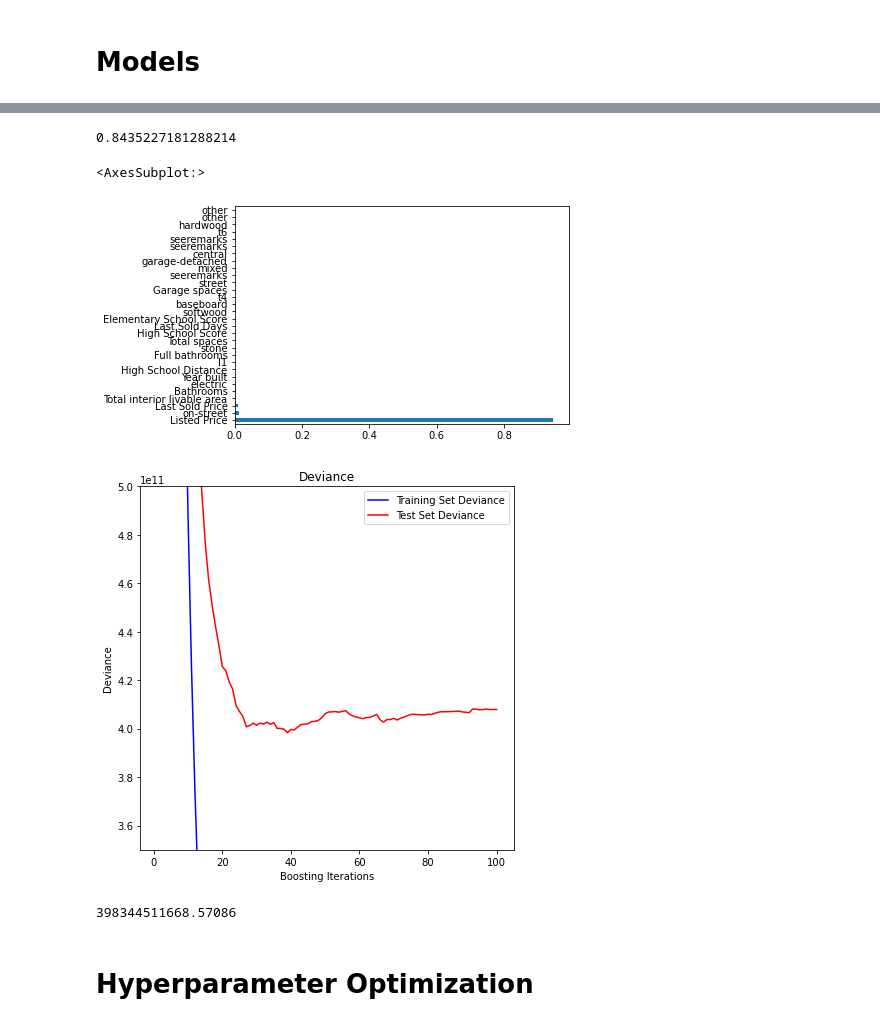
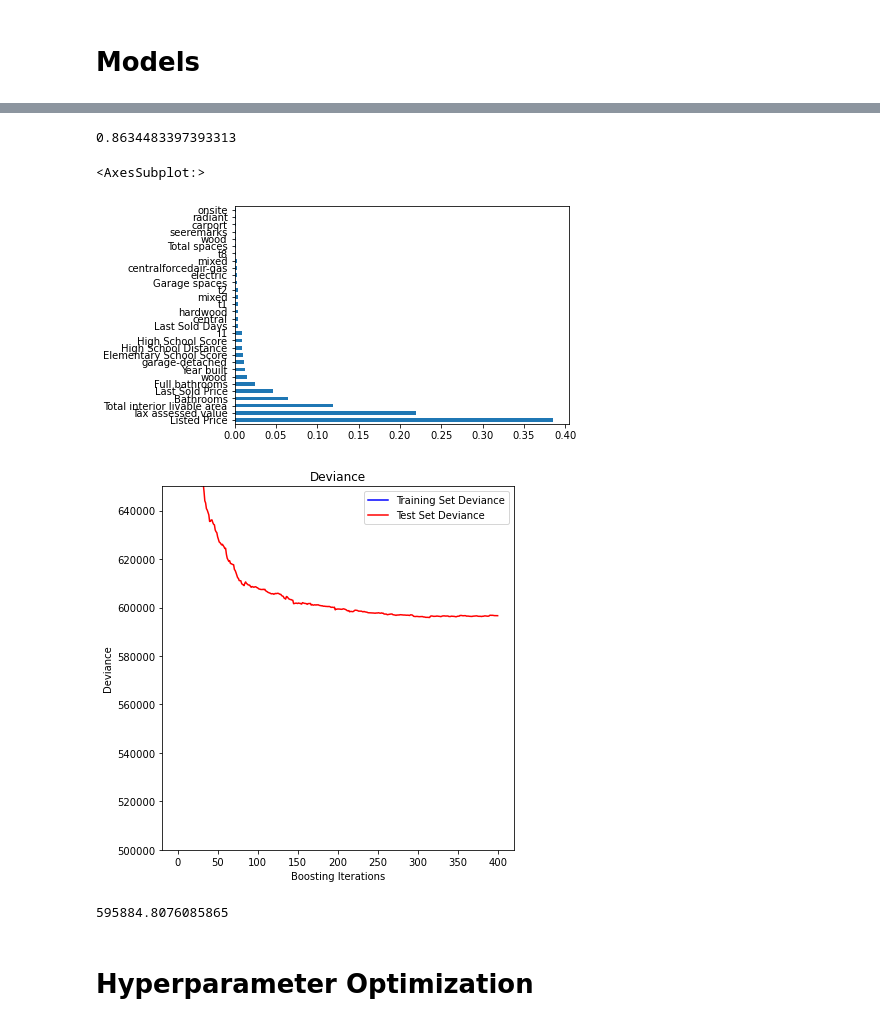
Before and after one commit to tom-farmer/Predictive-Analytics-Hackathon-2022, a Jupyter notebook: notebooks/modeling.ipynb, the cells around one changed output, grey strips where cells are left out. Drawn from its saved outputs; the diff is of its cells as text; code cells hidden in the pictures.

Commit message:
80 vars, sqrt, 370 total feats

```diff
--- a/notebooks/modeling.ipynb
+++ b/notebooks/modeling.ipynb
@@ -342,6 +380,8 @@ def preprocess_data(df, meds, ptypes_train, htypes_train, ftypes_train):
     df["Last Sold Price"] = df["Last Sold Price"].fillna(0)
     df["Last Sold Days"] = (pd.to_datetime("1/1/2021") - pd.to_datetime(df["Last Sold On"].fillna("1/1/2021"))).dt.days
 
+    df["Tax assessed value"] = df["Tax assessed value"].replace('#DIV/0!', np.NaN).astype('float').fillna(0)
+
     for htype in htypes_train.index:
         df[htype] = df["Heating"].str.lower().str.replace(" ", "").str.contains(htype, na=False)
 
@@ -382,15 +422,15 @@ X_train, X_test, y_train, y_test = train_test_split(X, y, test_size=0.33, random
 # %% [markdown]
 # Models
 # %%
-params = {"n_estimators":40,
-          "learning_rate":0.1,
-          "max_depth":4,
+params = {"n_estimators":400,
+          "learning_rate":0.2,
+          "max_depth":5,
           "random_state":56,
           "subsample":1,
-          'max_features':None, # None or sqrt
+          'max_features':'sqrt', # None or sqrt
           "loss":'squared_error'}
 # %%
-model = GradientBoostingRegressor().set_params(**params)
+model = GradientBoostingRegressor(verbose = 1).set_params(**params)
 # %%
 model.fit(X_train, y_train)
 # %% [output]
@@ -398,44 +457,45 @@ GradientBoostingRegressor(max_depth=4, random_state=56, subsample=1)
 # %%
 model.score(X_test, y_test)
-# 0.861039821309664
+# 0.8634483397393313
 # %% [output]
-0.8435227181288214
+0.8634483397393313
 # %%
 feat_importances = pd.Series(model.feature_importances_, index=model.feature_names_in_)
 feat_importances.nlargest(30).plot(kind='barh')
 # %% [output]
 <AxesSubplot:>
-[figure, old version]
+[figure, new version]
 # %%
 test_score = np.zeros((params["n_estimators"],), dtype=np.float64)
 for i, y_pred in enumerate(model.staged_predict(X_test)):
-    test_score[i] = model.loss_(y_test, y_pred)
+    #test_score[i] = model.loss_(y_test, y_pred)   # This is just squared error
+    test_score[i] = np.sqrt(((y_pred - y_test) ** 2).mean())  # this is RMSE
 
 fig = plt.figure(figsize=(6, 6))
 plt.subplot(1, 1, 1)
 plt.title("Deviance")
 plt.plot(
     np.arange(params["n_estimators"]) + 1,
     model.train_score_,
     "b-",
     label="Training Set Deviance",
 )
 plt.plot(
     np.arange(params["n_estimators"]) + 1, test_score, "r-", label="Test Set Deviance"
 )
 plt.legend(loc="upper right")
 plt.xlabel("Boosting Iterations")
 plt.ylabel("Deviance")
 #plt.ylim(0.03, 0.06)
-plt.ylim(0.35e12, 0.5e12)
+plt.ylim(5e5, 6.5e5)
 fig.tight_layout()
 plt.show()
 print(np.min(test_score))
 
-# 361114230371.6371
+# 595796.7558717601
 # %% [output]
-[figure, old version]
+[figure, new version]
-398344511668.57086
+595884.8076085865
 # %% [markdown]
 # Hyperparameter Optimization
 # %%
```
Also changed, not shown: parts of 29 cells of this notebook.
